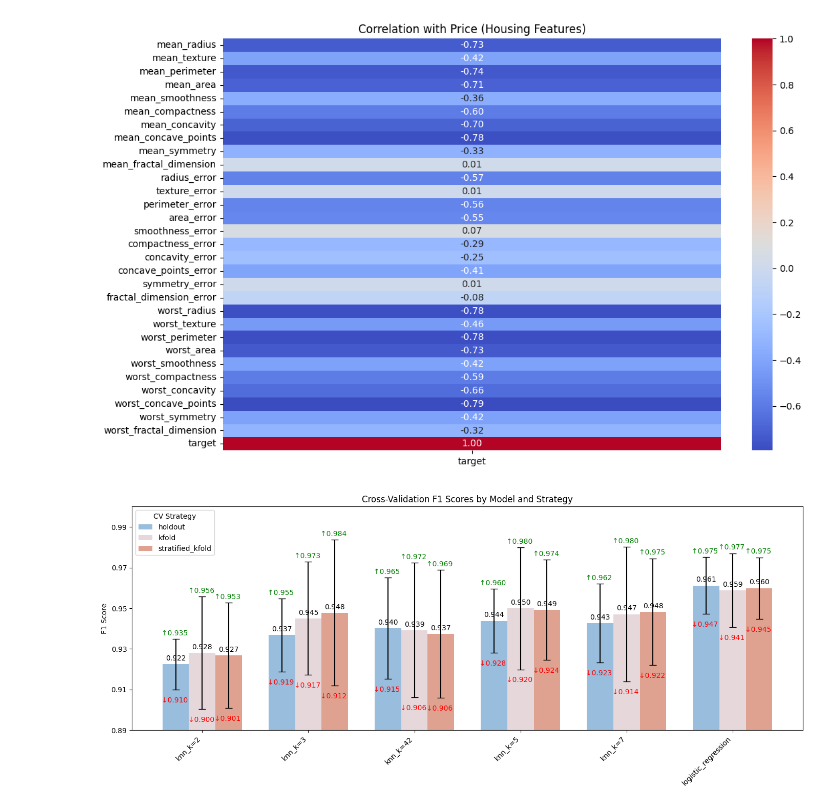
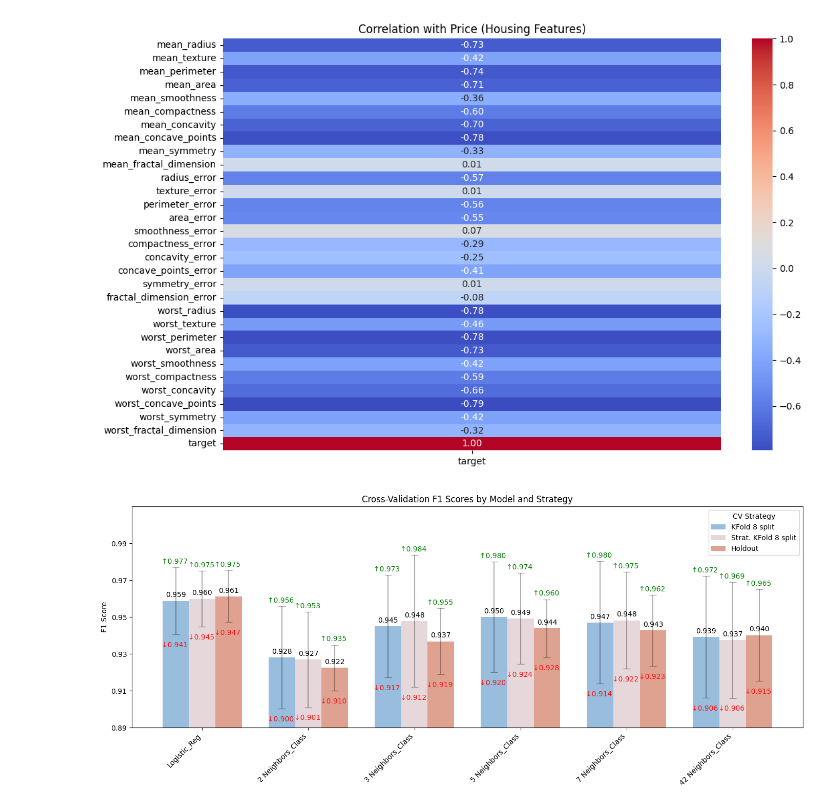
Before and after one commit to Wazard/Machine-Learning, a Jupyter notebook: 2025-12-04/brest_c_analysis.ipynb, the cells around one changed output. Drawn from its saved outputs; the diff is of its cells as text; code cells hidden in the pictures.

```diff
--- a/2025-12-04/brest_c_analysis.ipynb
+++ b/2025-12-04/brest_c_analysis.ipynb
@@ -91,15 +91,15 @@ y = handler.df[target]
 
 
 models = {
-    "logistic_regression": LogisticRegression(max_iter=10000),
+    "Logistic_Reg": LogisticRegression(max_iter=10000),
 }
 for k in [2, 3, 5, 7, 42]:
-    models[f"knn_k={k}"] = KNeighborsClassifier(n_neighbors=k)
+    models[f"{k} Neighbors_Class"] = KNeighborsClassifier(n_neighbors=k)
 
 cv_strategies = {
-    "kfold": KFold(n_splits=8, shuffle=True, random_state=42),
-    "stratified_kfold": StratifiedKFold(n_splits=8, shuffle=True, random_state=42),
-    "holdout": None
+    "KFold 8 split": KFold(n_splits=8, shuffle=True, random_state=42),
+    "Strat. KFold 8 split": StratifiedKFold(n_splits=8, shuffle=True, random_state=42),
+    "Holdout": None
 }
 
 scorer = make_scorer(f1_score)
@@ -132,18 +132,21 @@ for r in results:
     strategies.append(r["cv_strategy"])
 
 # Unique models and strategies
-unique_models = sorted(set(labels))
-unique_strategies = sorted(set(strategies))
+unique_models = list(dict.fromkeys(labels))
+unique_strategies = list(dict.fromkeys(strategies))
 
-# Map results into matrix form: rows = models, cols = strategies
+model_index = {m: i for i, m in enumerate(unique_models)}
+strategy_index = {s: j for j, s in enumerate(unique_strategies)}
+
 mean_matrix = np.zeros((len(unique_models), len(unique_strategies)))
 std_matrix = np.zeros((len(unique_models), len(unique_strategies)))
 
 for r in results:
-    i = unique_models.index(r["model"])
-    j = unique_strategies.index(r["cv_strategy"])
+    i = model_index[r["model"]]
+    j = strategy_index[r["cv_strategy"]]
     mean_matrix[i, j] = r["f1_mean"]
     std_matrix[i, j] = r["f1_std"]
+
 
 # --- Pastel palette ---
 pastel_colors = ["#99BDDD", "#E6D7DB", "#dfa290", "#E6D7DB", "#EFB5CF"]
@@ -157,41 +160,45 @@ width = 0.25
 fig, ax = plt.subplots(figsize=(14,6))
 
 for j, strategy in enumerate(unique_strategies):
+    # Offset by amount of strategies and a multiplier
     offset = (j - (len(unique_strategies)-1)/2) * width
+    # Bars creation with std error adn strategies
     bars = ax.bar(x + offset, mean_matrix[:, j], width,
-                  yerr=std_matrix[:, j], capsize=5,
-                  label=strategy, color=pastel_colors[j % len(pastel_colors)])
+                yerr=std_matrix[:, j],
+                ecolor="#00000050",capsize=5,
+                label=strategy,
+                color=pastel_colors[j % len(pastel_colors)])
     # Annotate bars with mean, max, min
     for idx, bar in enumerate(bars):
         mean_val = mean_matrix[idx, j]
         std_val = std_matrix[idx, j]
         max_val = mean_val + std_val
         min_val = mean_val - std_val
         # Mean on bar
         ax.annotate(f"{mean_val:.3f}",
                     xy=(bar.get_x() + bar.get_width()/2, mean_val),
                     xytext=(0,3), textcoords="offset points",
                     ha="center", va="bottom")
         # Max above
         ax.annotate(f"↑{max_val:.3f} ",
                     xy=(bar.get_x() + bar.get_width()/2, max_val),
                     xytext=(0,3), textcoords="offset points",
                     ha="center", va="bottom", color="green")
         # Min below
         ax.annotate(f"↓{min_val:.3f} ",
                     xy=(bar.get_x() + bar.get_width()/2, min_val),
                     xytext=(0,-10), textcoords="offset points",
-                    ha="center", va="top", color="red")
+                    ha="center", va="top", color="#FF1111")
 
-ax.set_ylim(0.89, 1.0)  # zoom in on high F1 range
+ax.set_ylim(0.89, 1.01)  # zoom in on high F1 range
 ax.set_yticks(np.arange(0.89, 1.01, 0.02))
 ax.set_ylabel("F1 Score")
 ax.set_title("Cross-Validation F1 Scores by Model and Strategy")
 ax.set_xticks(x)
 ax.set_xticklabels(unique_models, rotation=45, ha="right")
 ax.legend(title="CV Strategy")
 
 plt.tight_layout()
 plt.show()
 # %% [output]
-[figure, old version]
+[figure, new version]
```
